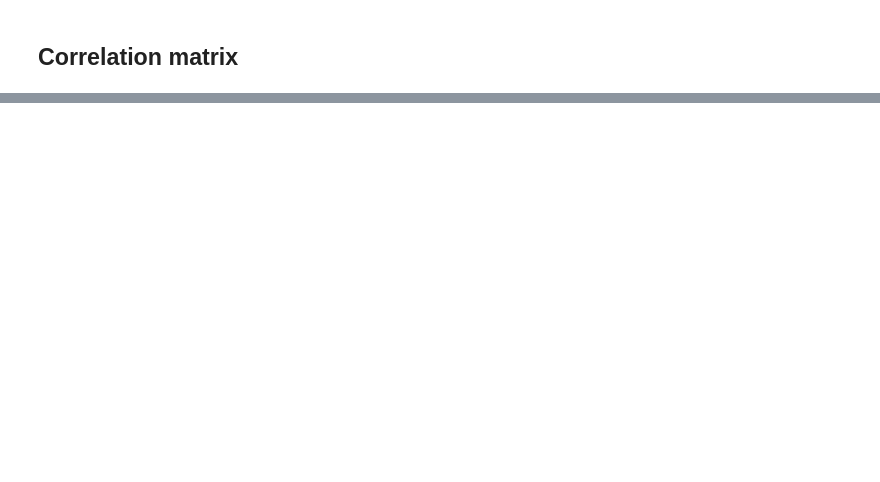
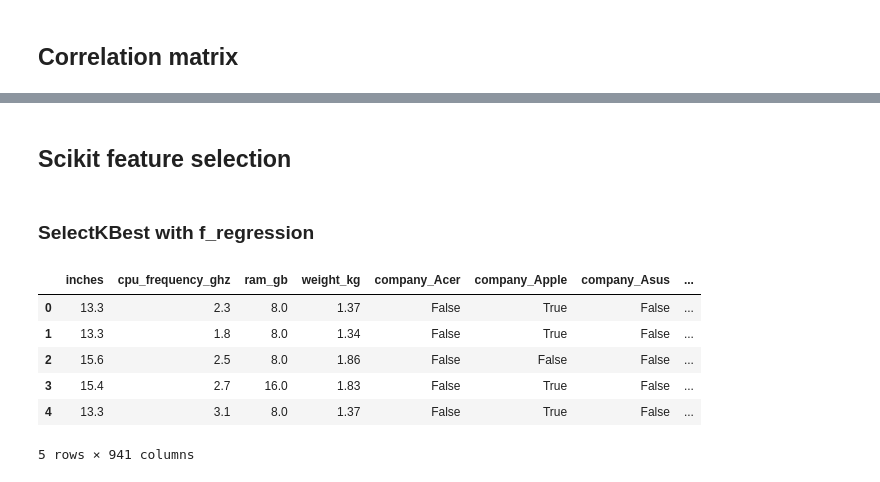
Before and after one commit to urosgodnov/BigData, a Jupyter notebook: Machine_Learning_with_Python_3_Feature_selection.ipynb, the cells around one changed output, grey strips where cells are left out. Cells and saved outputs as stored; diff of their text form; code cells hidden in the pictures; blank space fills up the shorter version.

```diff
--- a/Machine_Learning_with_Python_3_Feature_selection.ipynb
+++ b/Machine_Learning_with_Python_3_Feature_selection.ipynb
@@ -57,0 +171,4 @@ memory usage: 149.5+ KB
+# %% [markdown]
+## Scikit feature selection
+# %% [markdown]
+### SelectKBest with f_regression
@@ -57,0 +177,15 @@ memory usage: 149.5+ KB
+# %%
+y = df['price_euro']
+
+X = df.drop('price_euro', axis=1)
+## get_dummies is similiar to one-code
+X_dummies = pd.get_dummies(X)
+X_dummies.head()
+# %% [output]
+|  | inches | cpu_frequency_ghz | ram_gb | weight_kg | company_Acer | company_Apple | company_Asus | ... |
+| 0 | 13.3 | 2.3 | 8.0 | 1.37 | False | True | False | ... |
+| 1 | 13.3 | 1.8 | 8.0 | 1.34 | False | True | False | ... |
+| 2 | 15.6 | 2.5 | 8.0 | 1.86 | False | False | False | ... |
+| 3 | 15.4 | 2.7 | 16.0 | 1.83 | False | True | False | ... |
+| 4 | 13.3 | 3.1 | 8.0 | 1.37 | False | True | False | ... |
+5 rows × 941 columns
```
Also changed, not shown: parts of 33 cells of this notebook.
